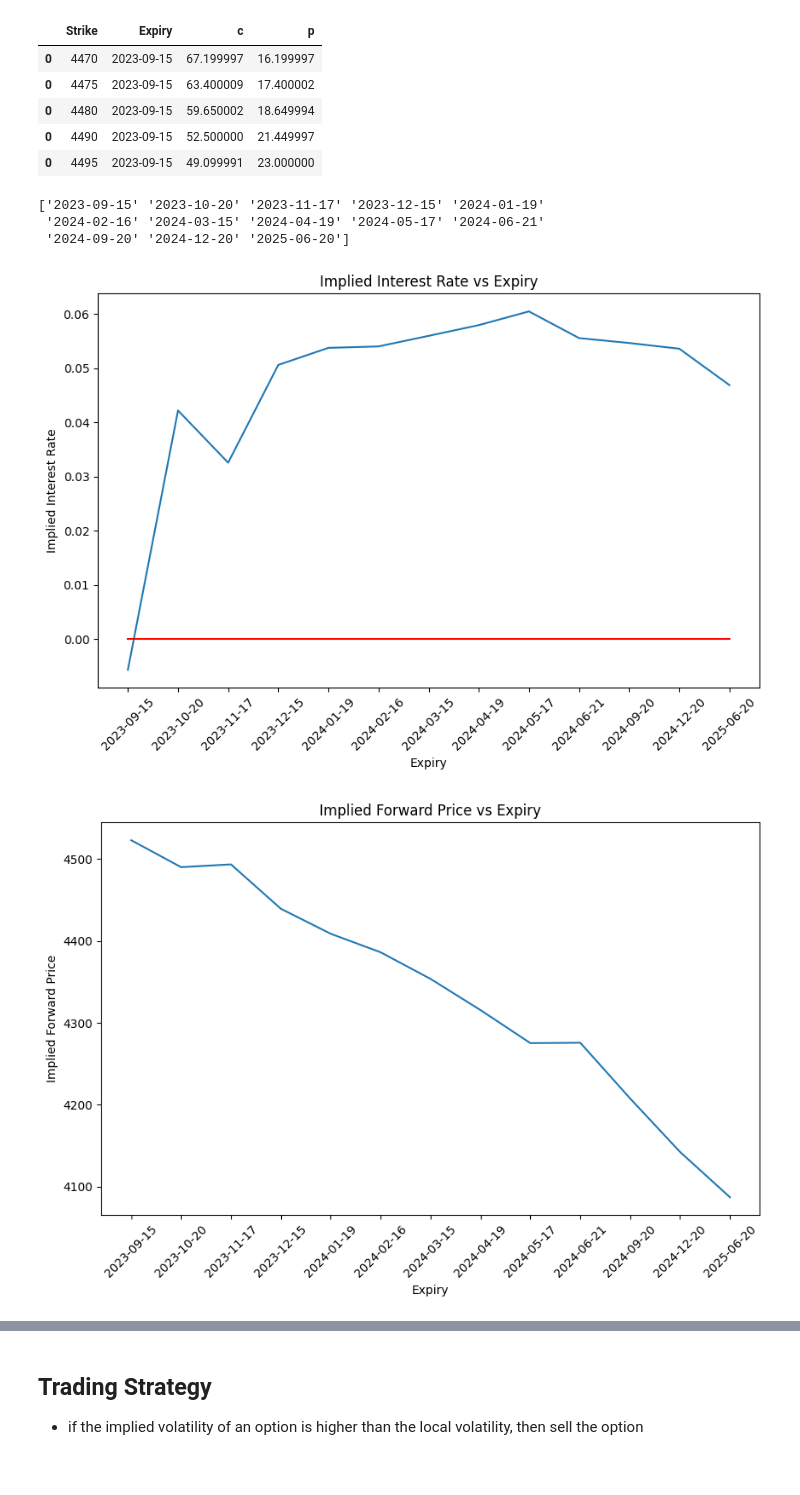
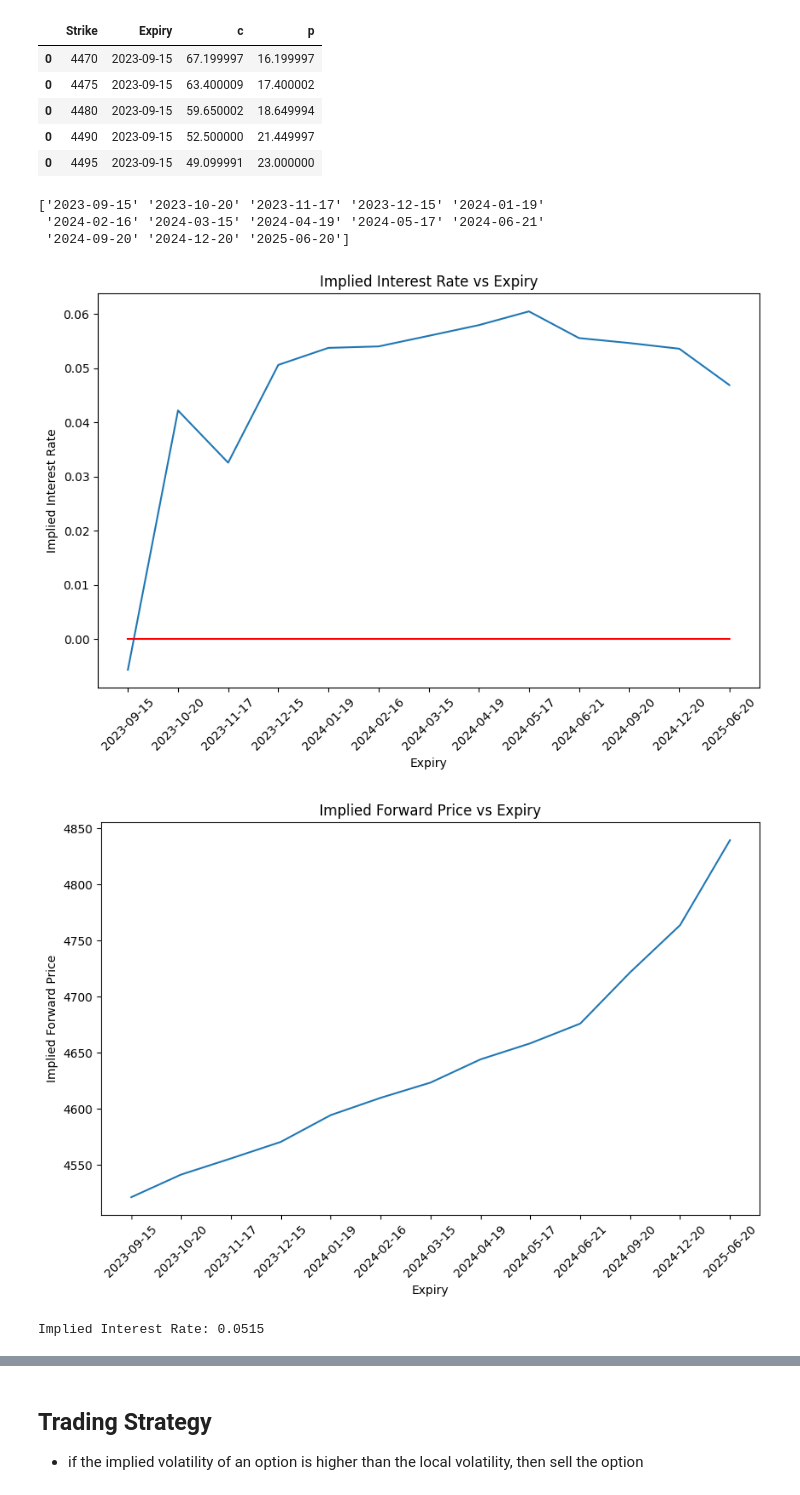
Before and after one commit to Gavin-OP/volatility_arbitrage, a Jupyter notebook: volatility_arbitrage_strategy.ipynb, the cells around one changed output, grey strips where cells are left out. Cells and saved outputs as stored; diff of their text form; code cells hidden in the pictures.

Commit message:
test BS model

```diff
--- a/volatility_arbitrage_strategy.ipynb
+++ b/volatility_arbitrage_strategy.ipynb
@@ -239,7 +246,7 @@ def put_call_ir(plot, expiry_list=expiry_list):
         model.fit(x, y)
         discount_factor = -model.coef_[0]
 
-        forward_price = model.intercept_ * discount_factor
+        forward_price = model.intercept_ / discount_factor
         risk_free_rate = -np.log(discount_factor) / T
 
         implied_params = pd.concat([implied_params, pd.DataFrame({'Expiry': expiry, 'implied_ir': risk_free_rate, 'implied_fwd': forward_price}, index=[0])], axis=0)
@@ -256,31 +263,38 @@ def put_call_ir(plot, expiry_list=expiry_list):
             plt.show()
 
     return implied_params
 
 # expiry_list_spx = ['2024-6-28']
 implied_params = put_call_ir(False, expiry_list_spx)
 
 # plot implied ir vs expiry
 plt.figure(figsize=(10, 6))
 plt.plot(implied_params['Expiry'], implied_params['implied_ir'])
 plt.plot(implied_params['Expiry'], np.zeros(len(implied_params)), color='red')
 plt.xticks(rotation=45)
 plt.xlabel('Expiry')
 plt.ylabel('Implied Interest Rate')
 plt.title('Implied Interest Rate vs Expiry')
 plt.show()
 
 # plot implied fwd vs expiry
 plt.figure(figsize=(10, 6))
 plt.plot(implied_params['Expiry'], implied_params['implied_fwd'])
 plt.xticks(rotation=45)
 plt.xlabel('Expiry')
 plt.ylabel('Implied Forward Price')
 plt.title('Implied Forward Price vs Expiry')
 plt.show()
+
+# calculate the implied interest free rate with continuous compounding p.a.
+implied_ir_list = implied_params['implied_ir']
+implied_ir_list = implied_ir_list[implied_ir_list > 0]
+implied_ir = implied_ir_list.mean()
+print(f'Implied Interest Rate: {implied_ir:.4f}')
 # %% [output]
 ['2023-09-15' '2023-10-20' '2023-11-17' '2023-12-15' '2024-01-19'
  '2024-02-16' '2024-03-15' '2024-04-19' '2024-05-17' '2024-06-21'
  '2024-09-20' '2024-12-20' '2025-06-20']
 [figure]
-[figure, old version]
+[figure, new version]
+Implied Interest Rate: 0.0515
```
Also changed, not shown: parts of 8 cells of this notebook.
